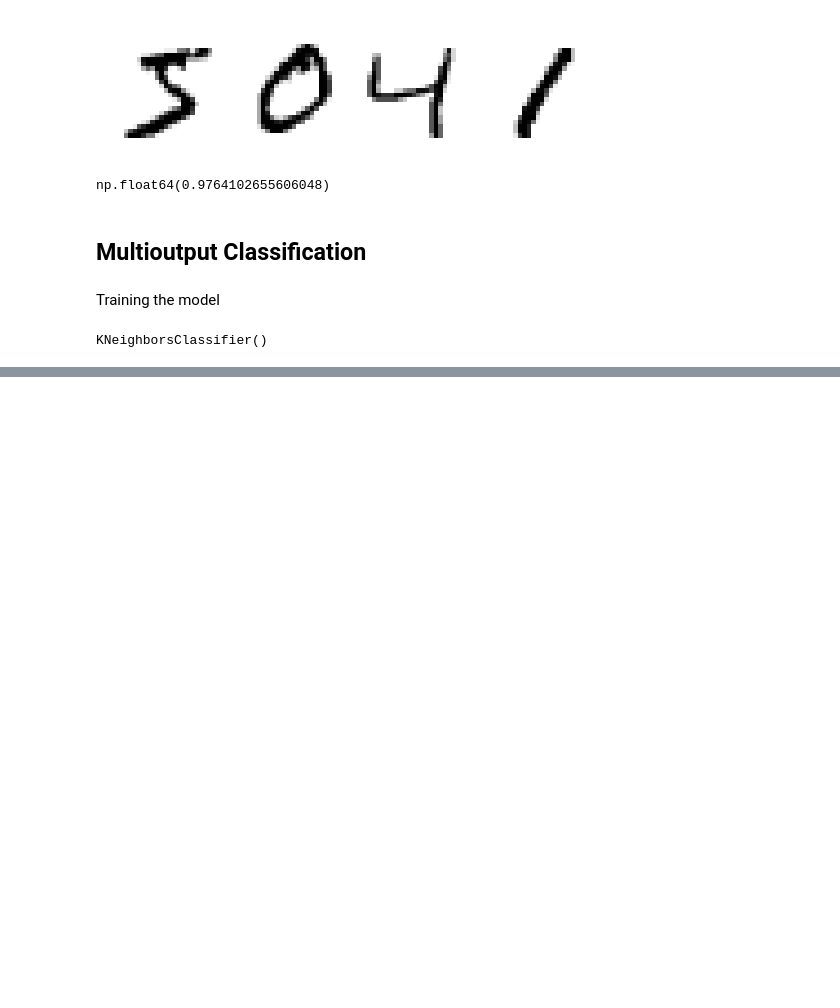
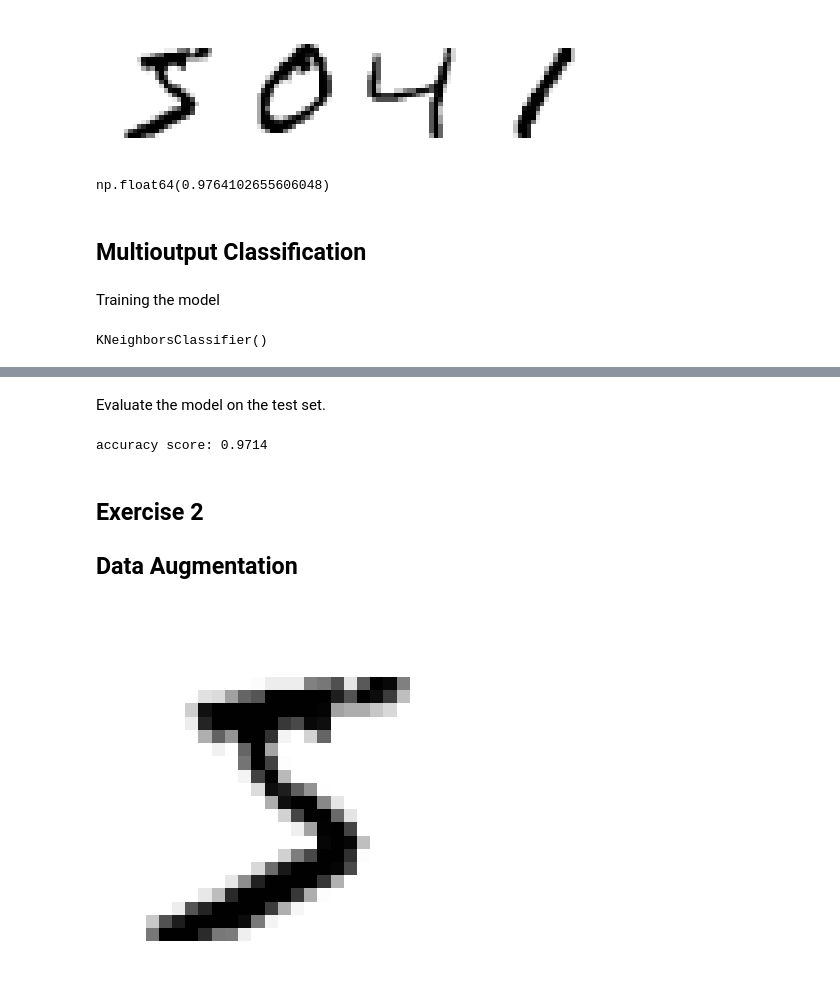
Before and after one commit to dfongang/handson-ml2, a Jupyter notebook: chapter_03/classification.ipynb, the cells around one changed output, grey strips where cells are left out. Saved outputs shown, nothing was run; the diff lists cells and outputs as text; code cells hidden in the pictures; blank space fills up the shorter version.

Commit message:
Exercises 1 and 2

```diff
--- a/chapter_03/classification.ipynb
+++ b/chapter_03/classification.ipynb
@@ -606,0 +667,2 @@ plt.show()
+# %% [markdown]
+Evaluate the model on the test set.
@@ -606,0 +671,34 @@ plt.show()
+# %%
+from sklearn.metrics import accuracy_score
+knn_score = accuracy_score(y_true=y_test, y_pred=y_pred_test)
+print('accuracy score:', knn_score)
+# %% [output]
+accuracy score: 0.9714
+# %% [markdown]
+## **Exercise 2**
+## **Data Augmentation**
+# %%
+def shift_one_image(instance, direction=None):
+    n_pixel = 28
+    result = instance
+
+    if direction==None:
+        return result
+    image = instance.values.reshape(n_pixel, n_pixel)
+    if direction=='left':
+        image = (np.c_[image, np.zeros((n_pixel,))])[:,1:]
+        result = np.ravel(image)
+    elif direction=='right':
+        image = (np.c_[np.zeros((n_pixel,1)), image])[:,:n_pixel]
+        result = np.ravel(image)
+    elif direction=='dowm':
+        image = (np.r_[np.zeros((1, n_pixel)), image])[:n_pixel,:]
+        result = image.reshape((n_pixel*n_pixel,))
+    elif direction=='up':
+        image = (np.r_[image, np.zeros((1, n_pixel))])[1:,:]
+        result = np.ravel(image)
+    return result
+# %%
+plot_some_digit(pd.Series(shift_one_image(X_train.iloc[0], direction='left')))
+# %% [output]
+[figure, added]
```
Also changed, not shown: parts of 33 cells of this notebook.
